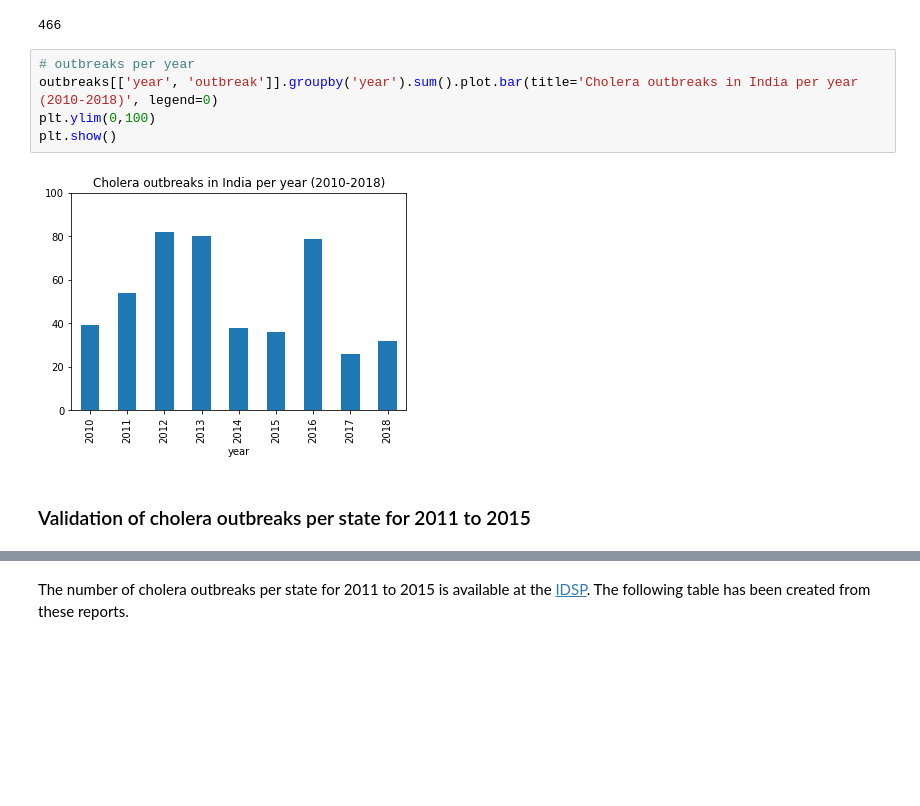
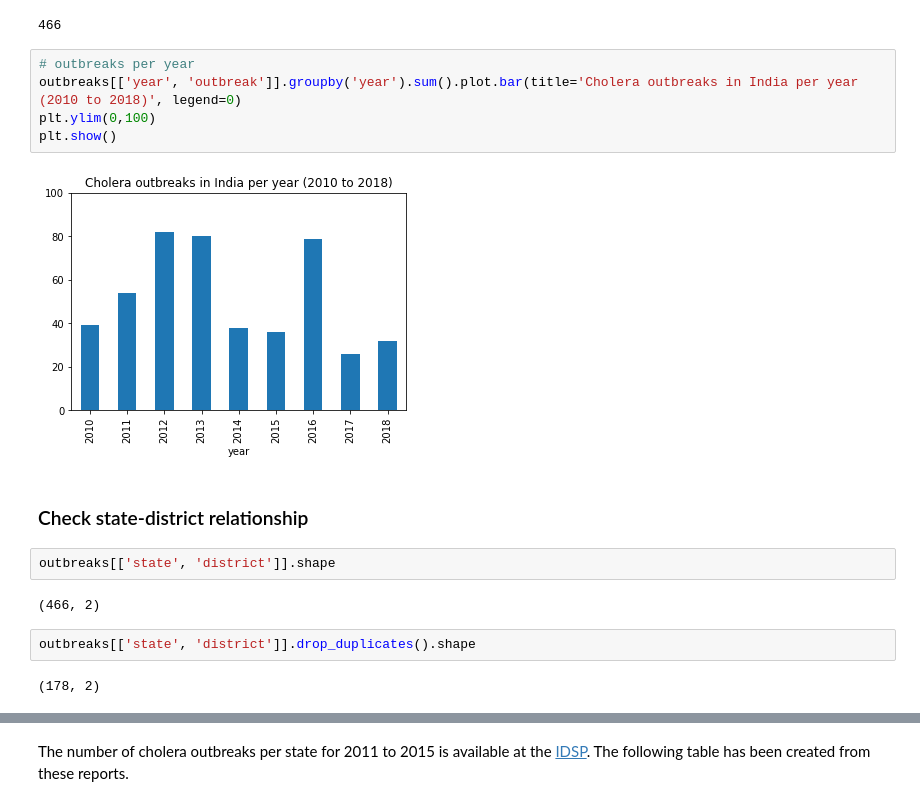
Before and after one commit to alexvmt/cholera_risk_modeling, a Jupyter notebook: exploratory_data_analysis.ipynb, the cells around one changed output, grey strips where cells are left out. Drawn from its saved outputs; the diff is of its cells as text; blank space fills up the shorter version.

```diff
--- a/exploratory_data_analysis.ipynb
+++ b/exploratory_data_analysis.ipynb
@@ -74,10 +74,18 @@ outbreaks['outbreak'].sum()
 466
 # %%
 # outbreaks per year
-outbreaks[['year', 'outbreak']].groupby('year').sum().plot.bar(title='Cholera outbreaks in India per year (2010-2018)', legend=0)
+outbreaks[['year', 'outbreak']].groupby('year').sum().plot.bar(title='Cholera outbreaks in India per year (2010 to 2018)', legend=0)
 plt.ylim(0,100)
 plt.show()
 # %% [output]
-[figure, old version]
+[figure, new version]
-# %% [markdown]
-### Validation of cholera outbreaks per state for 2011 to 2015
+# %% [markdown]
+### Check state-district relationship
+# %%
+outbreaks[['state', 'district']].shape
+# %% [output]
+(466, 2)
+# %%
+outbreaks[['state', 'district']].drop_duplicates().shape
+# %% [output]
+(178, 2)
```
Also changed, not shown: parts of 39 cells of this notebook, 5 other files.
